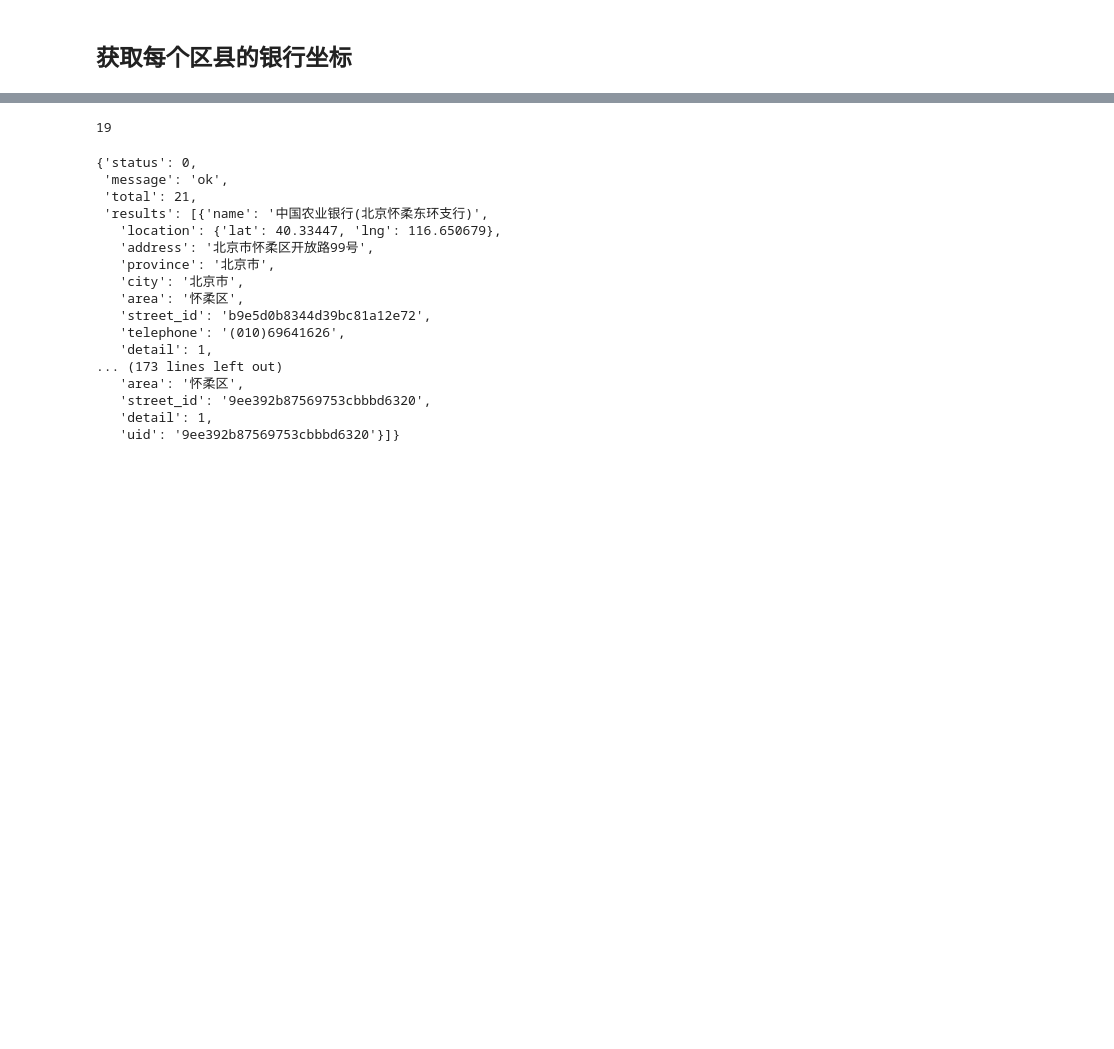
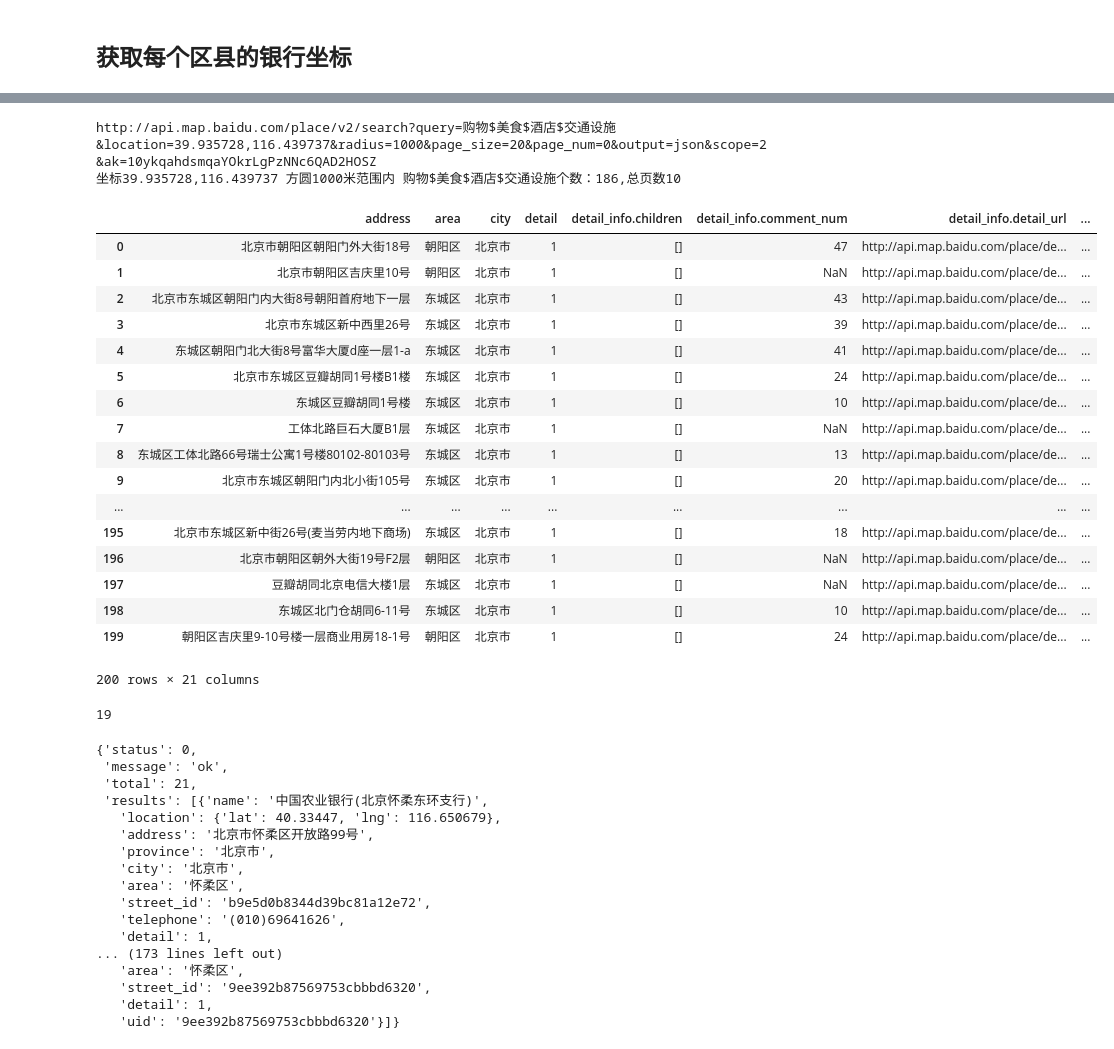
Before and after one commit to KingLu/Coursera_Capstone, a Jupyter notebook: Where_to_install_A_ATM.ipynb, the cells around one changed output, grey strips where cells are left out. Drawn from its saved outputs; the diff is of its cells as text; code cells hidden in the pictures; blank space fills up the shorter version.

```diff
--- a/Where_to_install_A_ATM.ipynb
+++ b/Where_to_install_A_ATM.ipynb
@@ -368,0 +461,8 @@ url # display URL
+# %%
+#df_abc_ATM_bj['lng_wgs']=115.97521247335332
+#df_abc_ATM_bj['lat_wgs']=40.45921367752729
+
+pd.set_option('precision', 13)
+
+df_abc_ATM_bj['lng_wgs']=lng_wgs
+df_abc_ATM_bj['lat_wgs']=lat_wgs
@@ -368,0 +1152,13 @@ url # display URL
+# %%
+results = pd.DataFrame()
+for key in keywords_list:
+    keywords_str = "$".join(key)
+    print(keywords_str)
+
+    #获取结果
+    result = get_venues_1(url_temple,keywords_str,lat,lng,radius,page_size,page_num,ak)
+    #处理列名
+    result.columns = [col.split(".")[-1] for col in result.columns]
+    result['机构名称']=keyword
+    #合并结果
+    results=pd.concat([results,result],ignore_index=True,sort=False)
@@ -369,3 +1174,27 @@ url # display URL
+# %%
+#get_venues_num_1(url_temple,keywords_str,lat,lng,radius,page_size,page_num,ak)
+get_venues_1(url_temple,keywords_str,lat,lng,radius,page_size,page_num,ak)
+# %% [output]
+http://api.map.baidu.com/place/v2/search?query=购物$美食$酒店$交通设施&location=39.935728,116.439737&radius=1000&page_size=20&page_num=0&output=json&scope=2&ak=10ykqahdsmqaYOkrLgPzNNc6QAD2HOSZ
+坐标39.935728,116.439737 方圆1000米范围内 购物$美食$酒店$交通设施个数：186,总页数10
+|  | address | area | city | detail | detail_info.children | detail_info.comment_num | detail_info.detail_url | ... |
+| 0 | 北京市朝阳区朝阳门外大街18号 | 朝阳区 | 北京市 | 1 | [] | 47 | http://api.map.baidu.com/place/de... | ... |
+| 1 | 北京市朝阳区吉庆里10号 | 朝阳区 | 北京市 | 1 | [] | NaN | http://api.map.baidu.com/place/de... | ... |
+| 2 | 北京市东城区朝阳门内大街8号朝阳首府地下一层 | 东城区 | 北京市 | 1 | [] | 43 | http://api.map.baidu.com/place/de... | ... |
+| 3 | 北京市东城区新中西里26号 | 东城区 | 北京市 | 1 | [] | 39 | http://api.map.baidu.com/place/de... | ... |
+| 4 | 东城区朝阳门北大街8号富华大厦d座一层1-a | 东城区 | 北京市 | 1 | [] | 41 | http://api.map.baidu.com/place/de... | ... |
+| 5 | 北京市东城区豆瓣胡同1号楼B1楼 | 东城区 | 北京市 | 1 | [] | 24 | http://api.map.baidu.com/place/de... | ... |
+| 6 | 东城区豆瓣胡同1号楼 | 东城区 | 北京市 | 1 | [] | 10 | http://api.map.baidu.com/place/de... | ... |
+| 7 | 工体北路巨石大厦B1层 | 东城区 | 北京市 | 1 | [] | NaN | http://api.map.baidu.com/place/de... | ... |
+| 8 | 东城区工体北路66号瑞士公寓1号楼80102-80103号 | 东城区 | 北京市 | 1 | [] | 13 | http://api.map.baidu.com/place/de... | ... |
+| 9 | 北京市东城区朝阳门内北小街105号 | 东城区 | 北京市 | 1 | [] | 20 | http://api.map.baidu.com/place/de... | ... |
+| ... | ... | ... | ... | ... | ... | ... | ... | ... |
+| 195 | 北京市东城区新中街26号(麦当劳内地下商场) | 东城区 | 北京市 | 1 | [] | 18 | http://api.map.baidu.com/place/de... | ... |
+| 196 | 北京市朝阳区朝外大街19号F2层 | 朝阳区 | 北京市 | 1 | [] | NaN | http://api.map.baidu.com/place/de... | ... |
+| 197 | 豆瓣胡同北京电信大楼1层 | 东城区 | 北京市 | 1 | [] | NaN | http://api.map.baidu.com/place/de... | ... |
+| 198 | 东城区北门仓胡同6-11号 | 东城区 | 北京市 | 1 | [] | 10 | http://api.map.baidu.com/place/de... | ... |
+| 199 | 朝阳区吉庆里9-10号楼一层商业用房18-1号 | 朝阳区 | 北京市 | 1 | [] | 24 | http://api.map.baidu.com/place/de... | ... |
+200 rows × 21 columns
 # %%
 while True:
     try:
```
Also changed, not shown: parts of 89 cells of this notebook.
